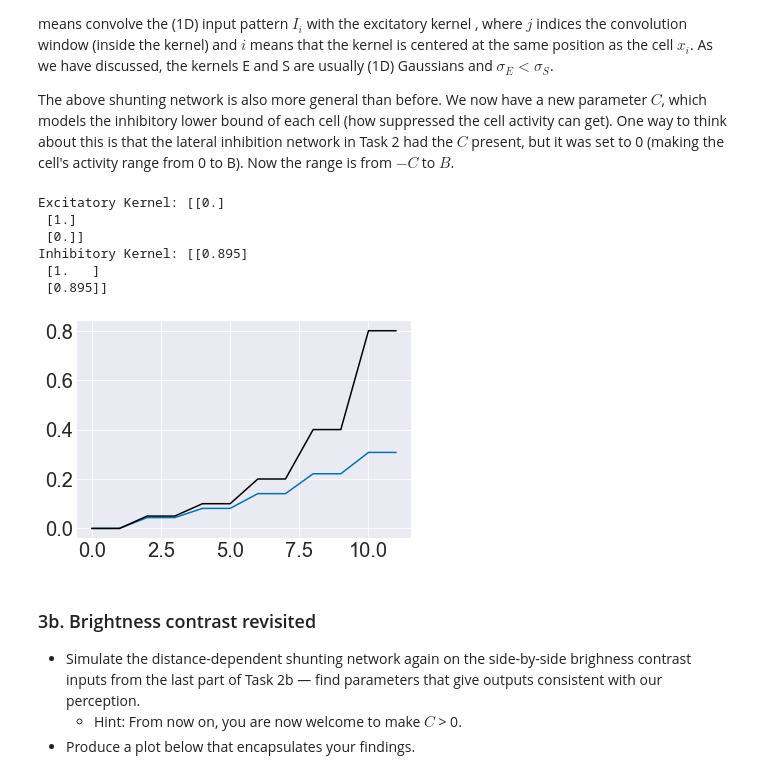
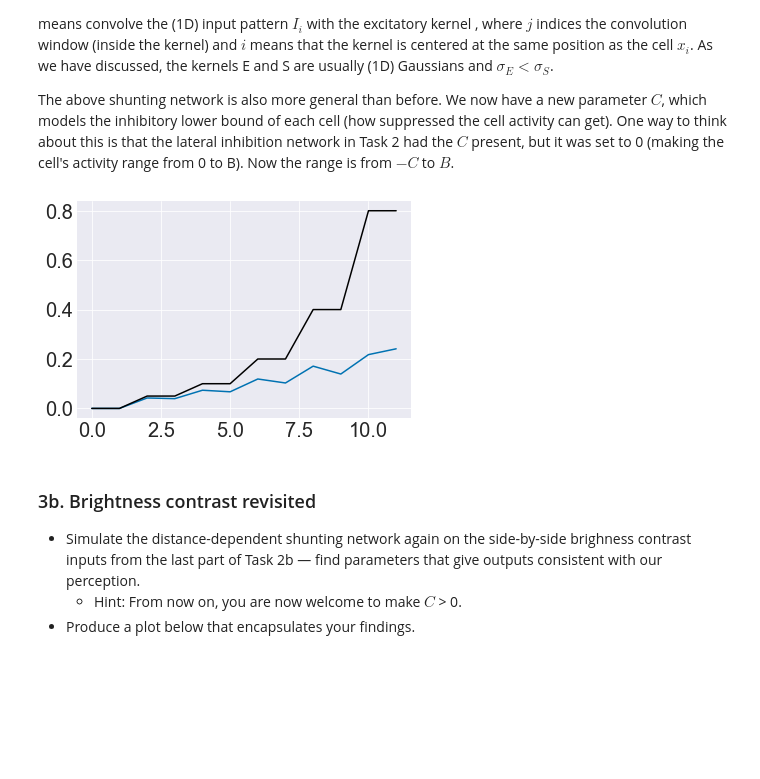
Before and after one commit to ejseal21/Computational-Neuroscience, a Jupyter notebook: Project3/CompNets.ipynb, the cells around one changed output. Saved outputs shown, nothing was run; the diff lists cells and outputs as text; code cells hidden in the pictures; blank space fills up the shorter version.

```diff
--- a/Project3/CompNets.ipynb
+++ b/Project3/CompNets.ipynb
@@ -369,18 +384,12 @@ The goal of this task is to implement and simulate a distance-dependent shunting
 
 The above shunting network is also more general than before. We now have a new parameter $C$, which models the inhibitory lower bound of each cell (how suppressed the cell activity can get). One way to think about this is that the lateral inhibition network in Task 2 had the $C$ present, but it was set to 0 (making the cell's activity range from 0 to B). Now the range is from $-C$ to $B$.
 # %%
-net_acts = competitive_nets.dist_dep_net(stairs, 1, 1, 0, 0.1, 3.0, 3, 3, 0.001)
+net_acts = competitive_nets.dist_dep_net(stairs)
 plt.plot(net_acts[-1])
 plt.plot(stairs, color='black')
 plt.show()
 # %% [output]
-Excitatory Kernel: [[0.]
- [1.]
- [0.]]
-Inhibitory Kernel: [[0.895]
- [1.   ]
- [0.895]]
-[figure, old version]
+[figure, new version]
 # %% [markdown]
 ### 3b. Brightness contrast revisited
 
```
Also changed, not shown: parts of 18 cells of this notebook, 2 other files.
